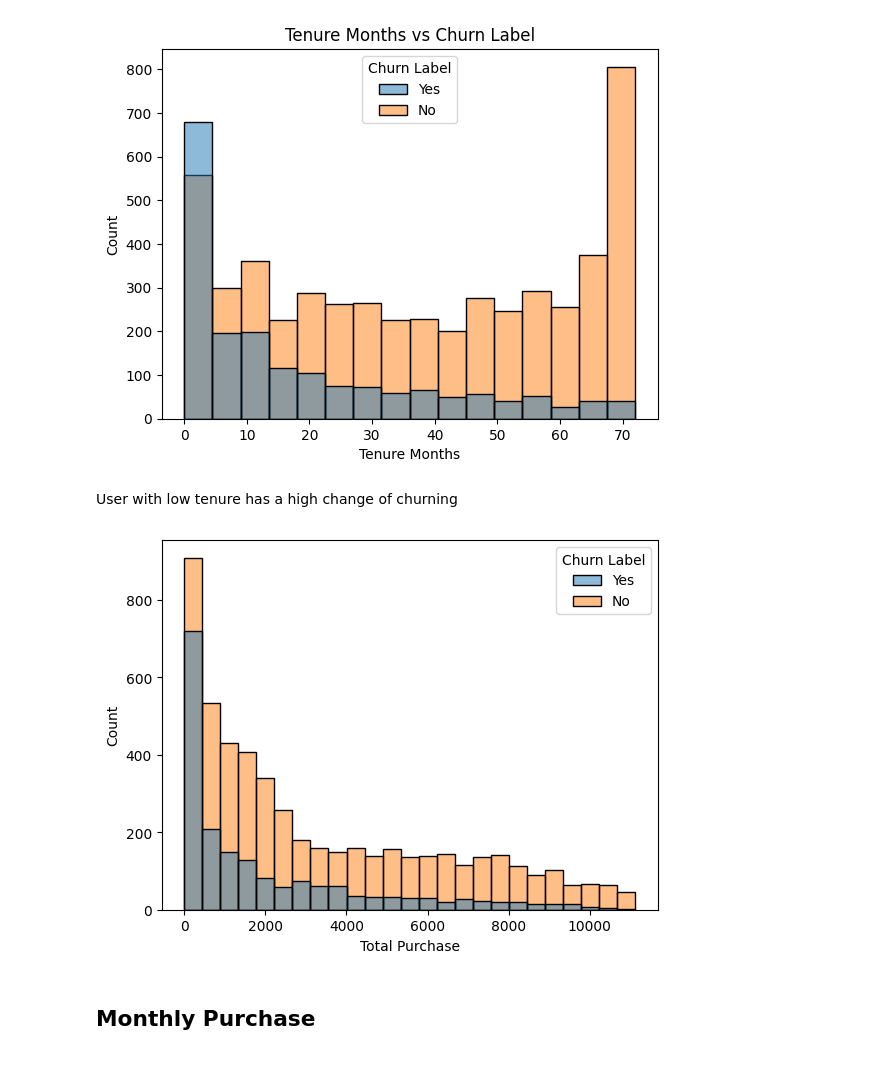
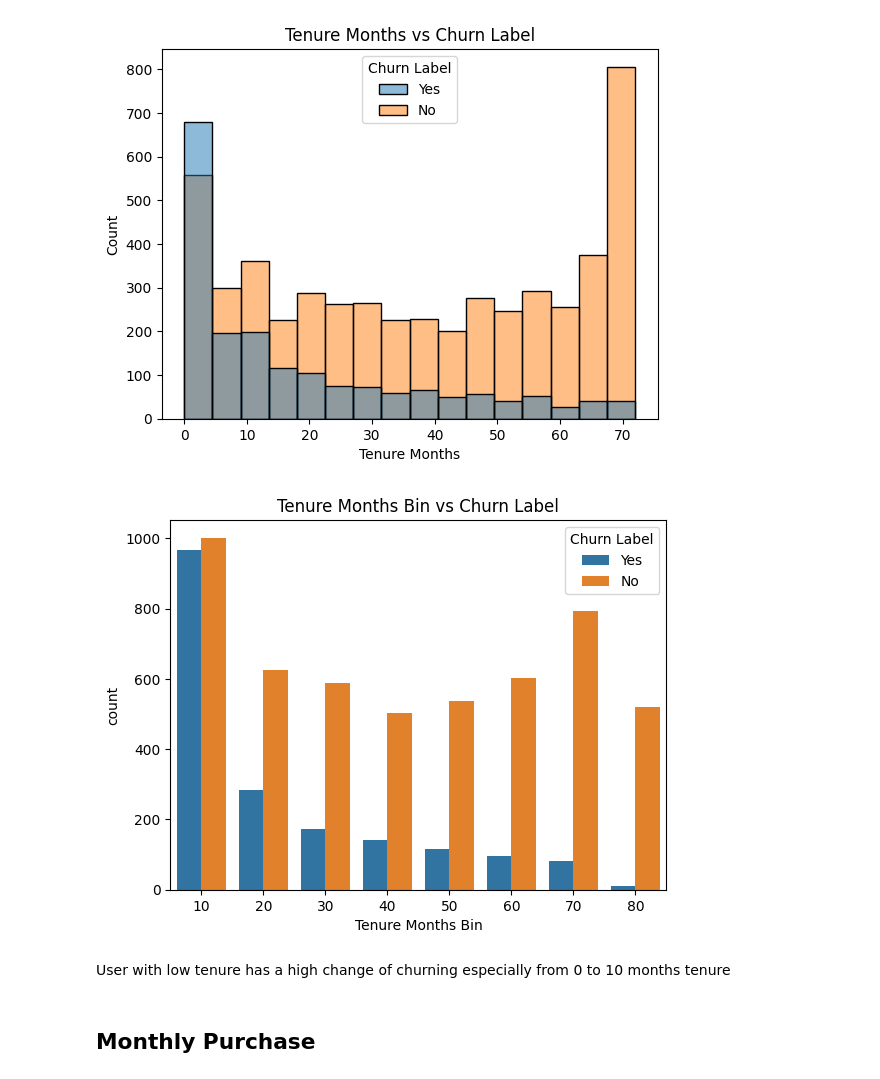
Before and after one commit to marcellinus-witarsah/data-challenge-dsw-2023, a Jupyter notebook: notebooks/03_churn_model.ipynb, the cells around one changed output. Drawn from its saved outputs; the diff is of its cells as text; code cells hidden in the pictures.

```diff
--- a/notebooks/03_churn_model.ipynb
+++ b/notebooks/03_churn_model.ipynb
@@ -265,13 +237,15 @@ plt.title("Tenure Months vs Churn Label")
 plt.show()
 # %% [output]
 [figure]
+# %%
+df['Tenure Months Bin'] = pd.cut(df['Tenure Months'], bins=[-1, 10, 20, 30, 40, 50, 60, 70, 80], labels=[10, 20, 30, 40, 50, 60, 70, 80])
+sns.countplot(data=df, x='Tenure Months Bin', hue='Churn Label')
+plt.title("Tenure Months Bin vs Churn Label")
+plt.show()
+# %% [output]
+[figure, added]
 # %% [markdown]
-User with low tenure has a high change of churning
+User with low tenure has a high change of churning especially from 0 to 10 months tenure
-# %%
-sns.histplot(data=df, x="Total Purchase", hue="Churn Label")
-plt.show()
-# %% [output]
-[figure, removed]
 # %% [markdown]
 ## Monthly Purchase
 # %%
```
Also changed, not shown: parts of 8 cells of this notebook.
